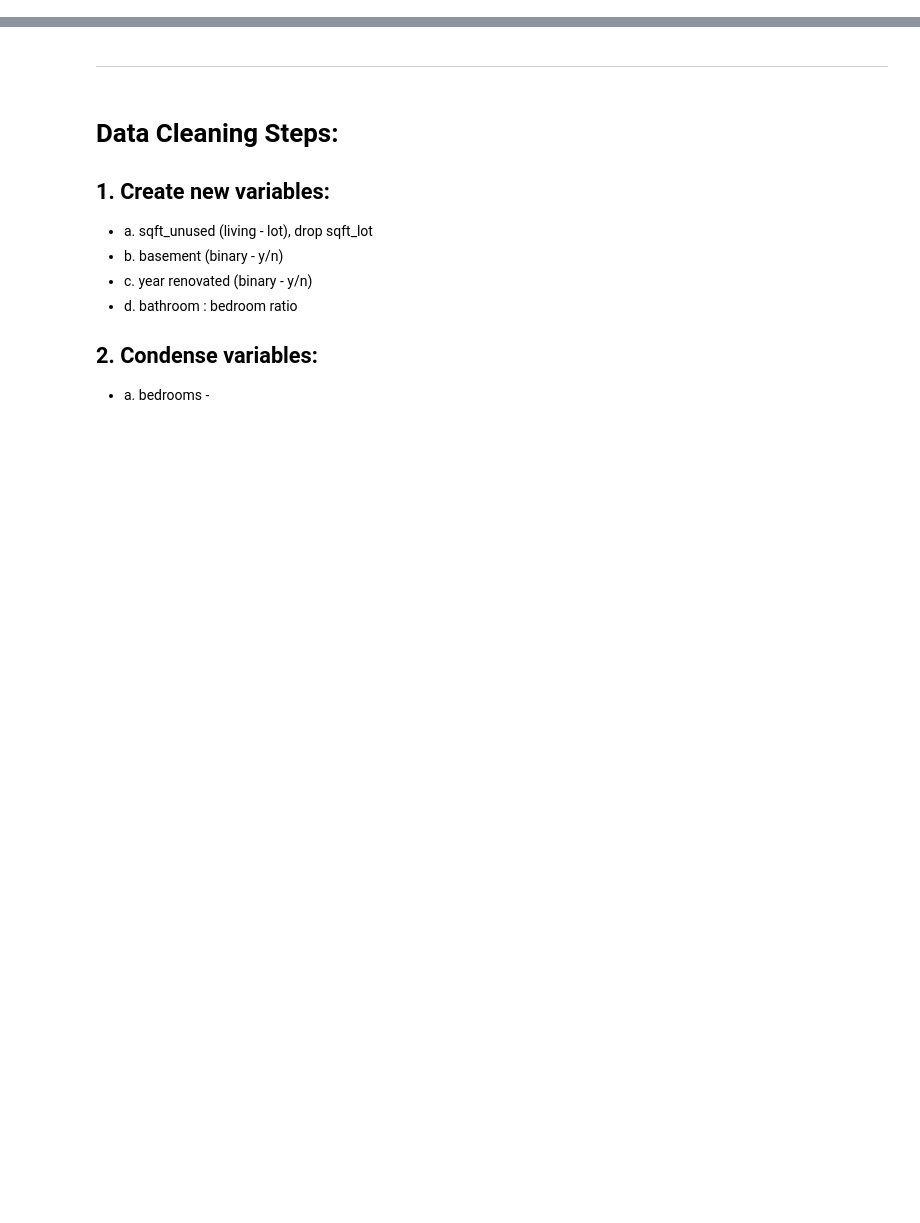
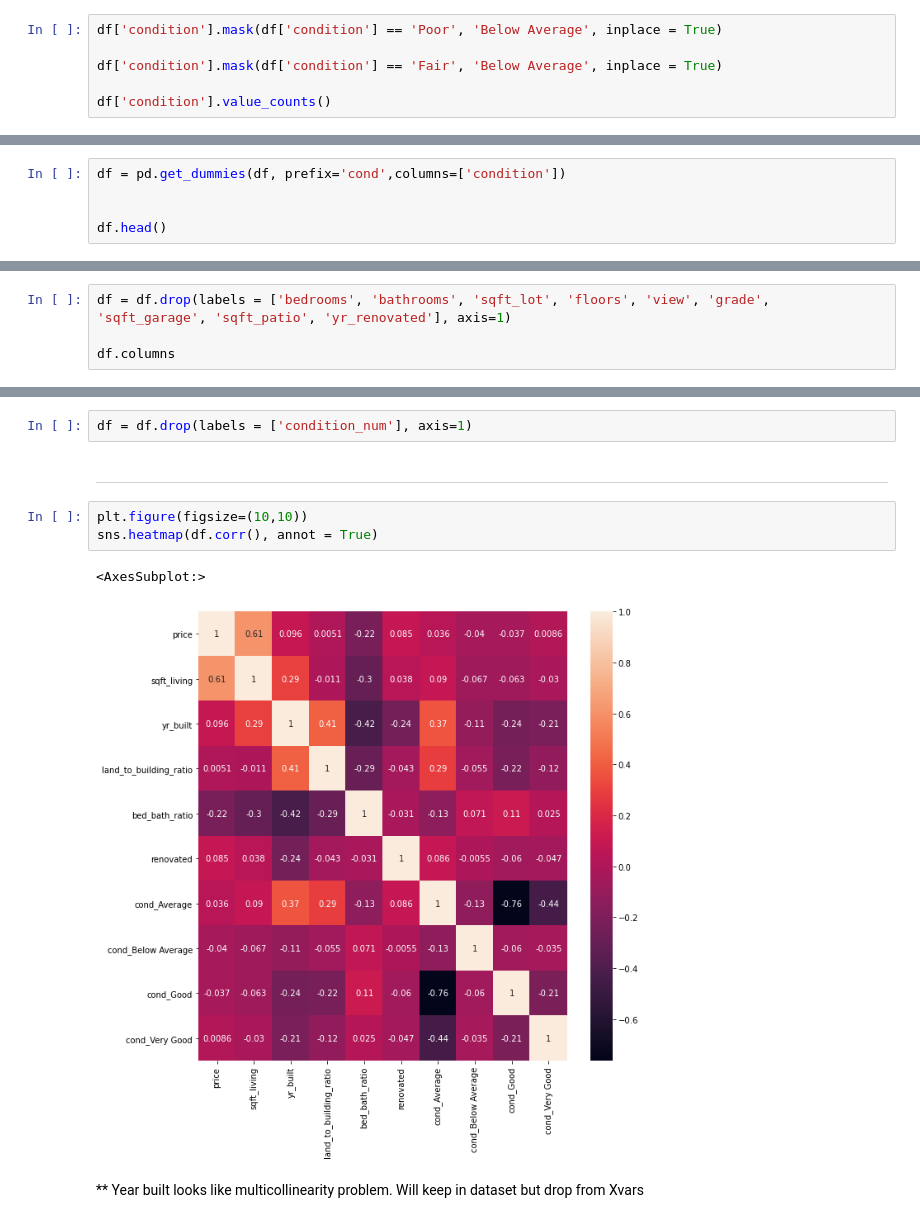
Before and after one commit to josecastillofl/Phase_2_Project, a Jupyter notebook: rj_scratch.ipynb, the cells around one changed output, grey strips where cells are left out. Cells and saved outputs as stored; diff of their text form; blank space fills up the shorter version.

```diff
--- a/rj_scratch.ipynb
+++ b/rj_scratch.ipynb
@@ -90,0 +174,6 @@ Name: bedrooms, dtype: int64
+# %%
+df['condition'].mask(df['condition'] == 'Poor', 'Below Average', inplace = True)
+
+df['condition'].mask(df['condition'] == 'Fair', 'Below Average', inplace = True)
+
+df['condition'].value_counts()
@@ -90,0 +186,5 @@ Name: bedrooms, dtype: int64
+# %%
+df = pd.get_dummies(df, prefix='cond',columns=['condition'])
+
+
+df.head()
@@ -90,0 +202,4 @@ Name: bedrooms, dtype: int64
+# %%
+df = df.drop(labels = ['bedrooms', 'bathrooms', 'sqft_lot', 'floors', 'view', 'grade', 'sqft_garage', 'sqft_patio', 'yr_renovated'], axis=1)
+
+df.columns
@@ -91,13 +212,12 @@ Name: bedrooms, dtype: int64
+# %%
+df = df.drop(labels = ['condition_num'], axis=1)
 # %% [markdown]
 ***
-# %% [markdown]
-# Data Cleaning Steps:
-
-## 1. Create new variables:
- * a. sqft_unused (living - lot), drop sqft_lot
- * b. basement (binary - y/n)
- * c. year renovated (binary - y/n)
- * d. bathroom : bedroom ratio
-
-## 2. Condense variables:
- * a. bedrooms -
+# %%
+plt.figure(figsize=(10,10))
+sns.heatmap(df.corr(), annot = True)
+# %% [output]
+<AxesSubplot:>
+[figure, added]
+# %% [markdown]
+** Year built looks like multicollinearity problem. Will keep in dataset but drop from Xvars
```
Also changed, not shown: parts of 22 cells of this notebook, 1 other file.
